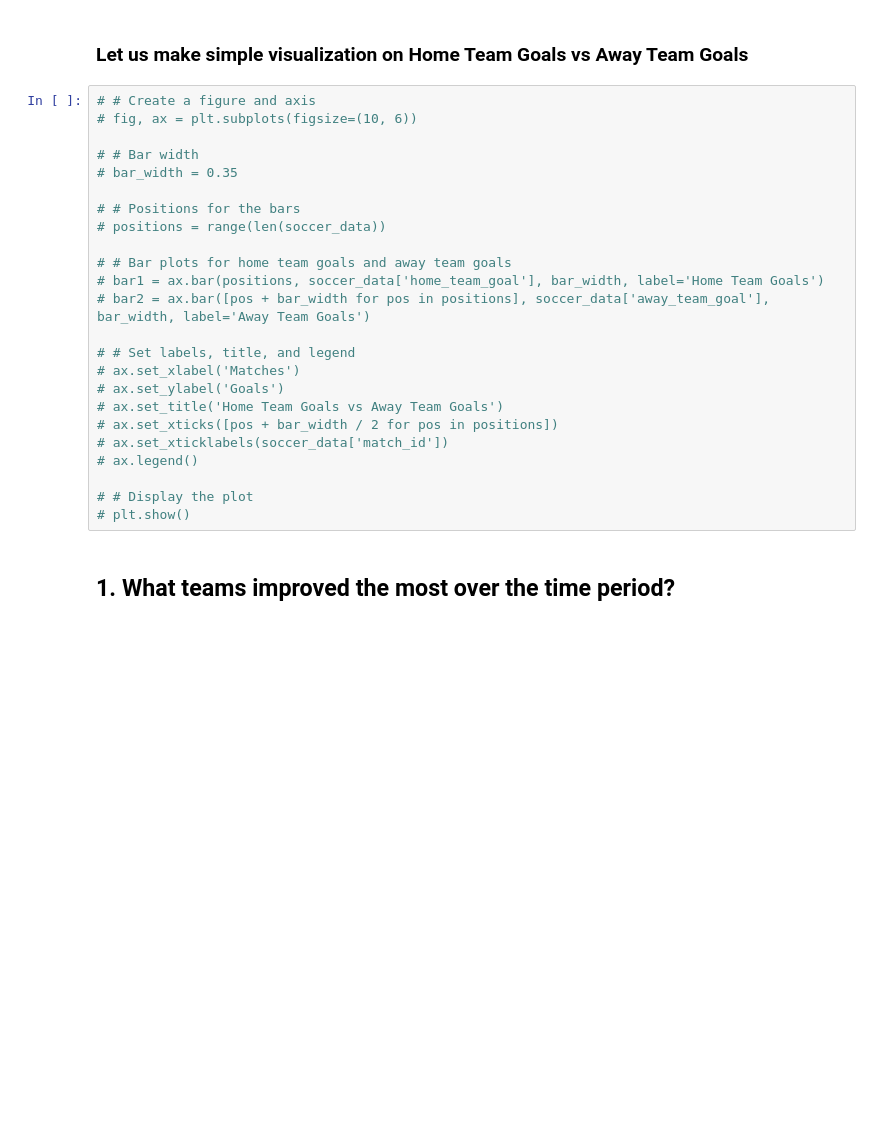
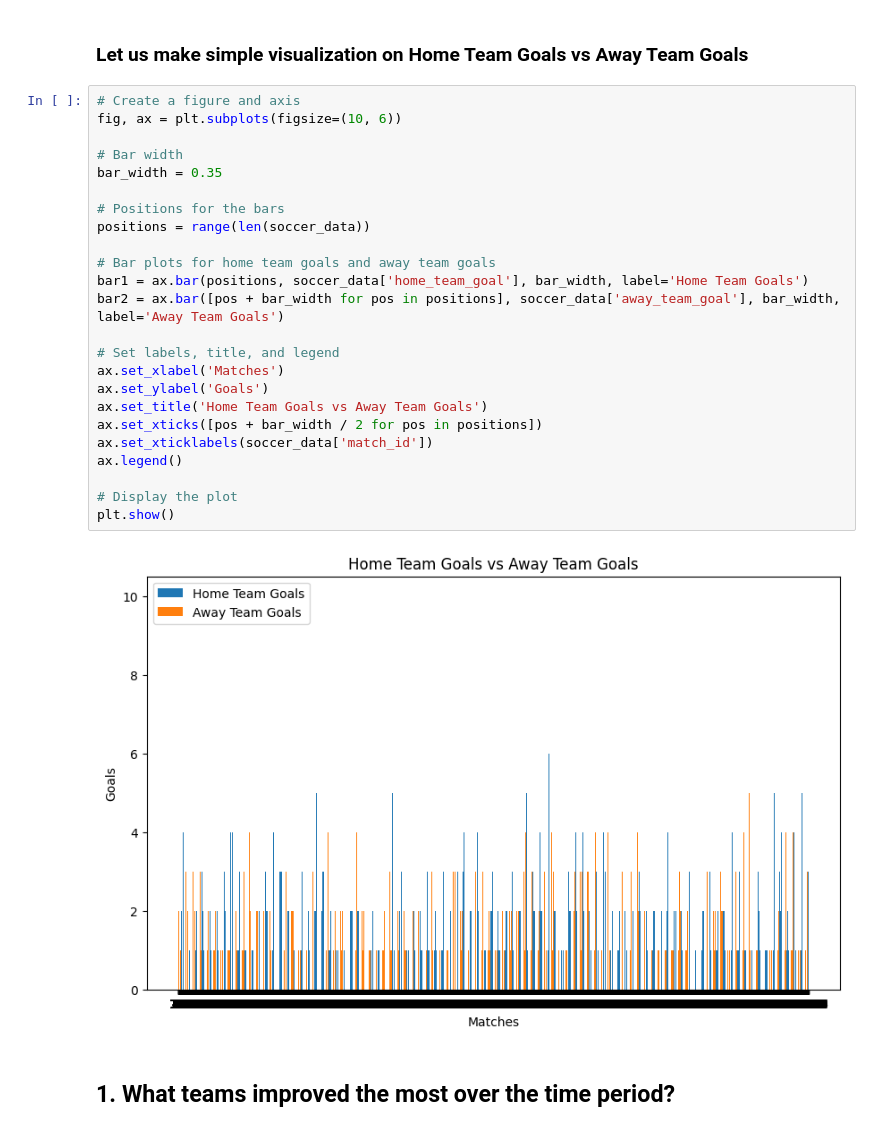
Before and after one commit to adgehTech/Movie_Analysis, a Jupyter notebook: others for bonus/soccer_data_analysis.ipynb, the cells around one changed output. Saved outputs shown, nothing was run; the diff lists cells and outputs as text; blank space fills up the shorter version.

```diff
--- a/others for bonus/soccer_data_analysis.ipynb
+++ b/others for bonus/soccer_data_analysis.ipynb
@@ -133,29 +133,31 @@ soccer_data.head()
 # %% [markdown]
 ### Let us make simple visualization on Home Team Goals vs Away Team Goals
 # %%
-# # Create a figure and axis
-# fig, ax = plt.subplots(figsize=(10, 6))
+# Create a figure and axis
+fig, ax = plt.subplots(figsize=(10, 6))
 
-# # Bar width
-# bar_width = 0.35
+# Bar width
+bar_width = 0.35
 
-# # Positions for the bars
-# positions = range(len(soccer_data))
+# Positions for the bars
+positions = range(len(soccer_data))
 
-# # Bar plots for home team goals and away team goals
-# bar1 = ax.bar(positions, soccer_data['home_team_goal'], bar_width, label='Home Team Goals')
-# bar2 = ax.bar([pos + bar_width for pos in positions], soccer_data['away_team_goal'], bar_width, label='Away Team Goals')
+# Bar plots for home team goals and away team goals
+bar1 = ax.bar(positions, soccer_data['home_team_goal'], bar_width, label='Home Team Goals')
+bar2 = ax.bar([pos + bar_width for pos in positions], soccer_data['away_team_goal'], bar_width, label='Away Team Goals')
 
-# # Set labels, title, and legend
-# ax.set_xlabel('Matches')
-# ax.set_ylabel('Goals')
-# ax.set_title('Home Team Goals vs Away Team Goals')
-# ax.set_xticks([pos + bar_width / 2 for pos in positions])
-# ax.set_xticklabels(soccer_data['match_id'])
-# ax.legend()
+# Set labels, title, and legend
+ax.set_xlabel('Matches')
+ax.set_ylabel('Goals')
+ax.set_title('Home Team Goals vs Away Team Goals')
+ax.set_xticks([pos + bar_width / 2 for pos in positions])
+ax.set_xticklabels(soccer_data['match_id'])
+ax.legend()
 
-# # Display the plot
-# plt.show()
+# Display the plot
+plt.show()
+# %% [output]
+[figure, added]
 # %% [markdown]
 ## 1. What teams improved the most over the time period?
 # %%
```
